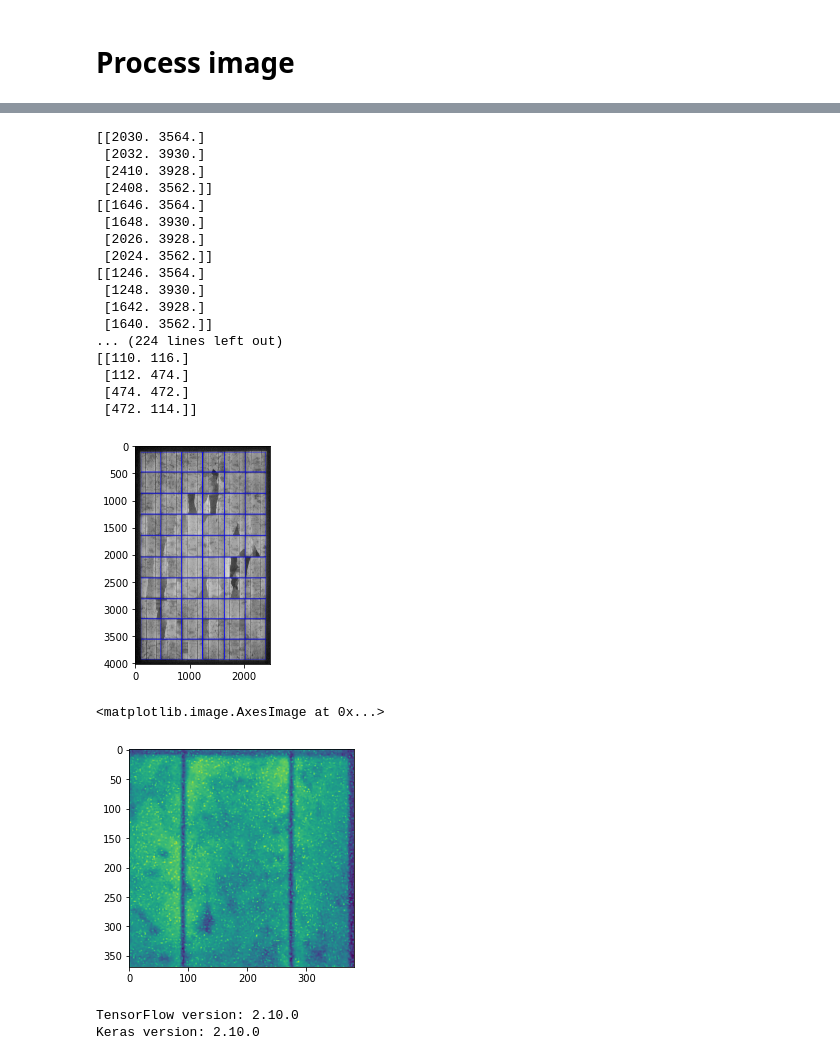
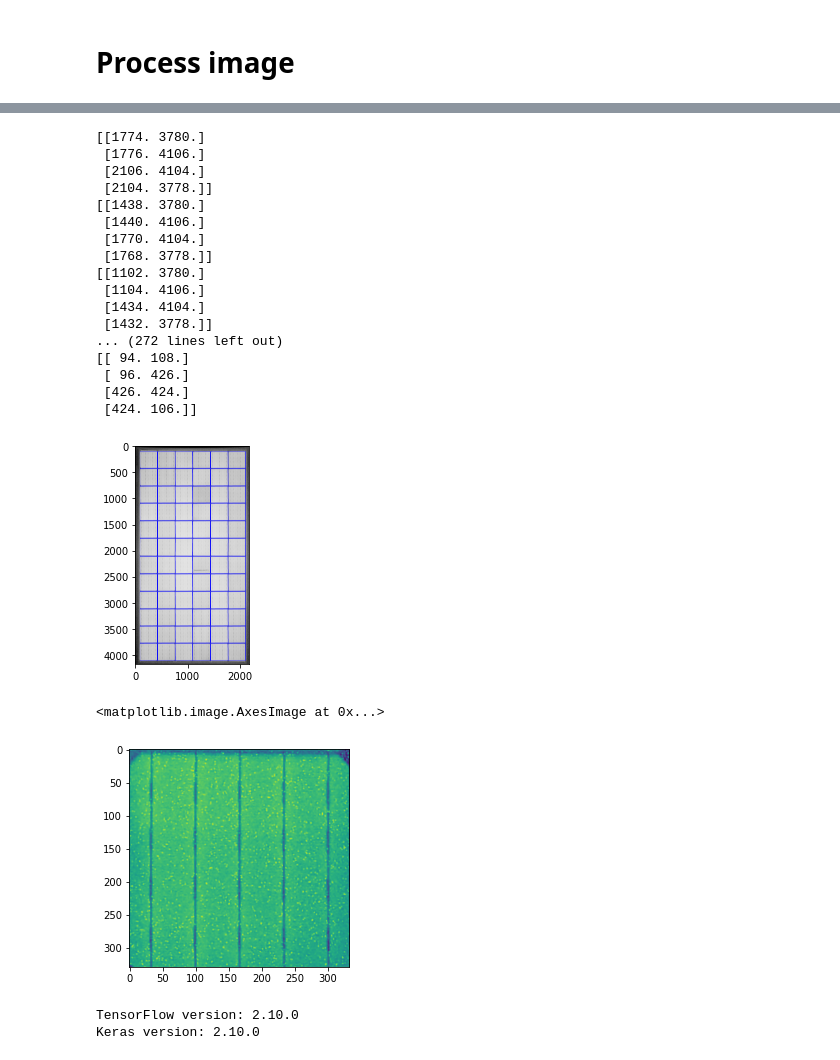
Before and after one commit to charlieHowcroft/PV-EL-image, a Jupyter notebook: solarel/Report_maker/report_maker.ipynb, the cells around one changed output, grey strips where cells are left out. Cells and saved outputs as stored; diff of their text form; code cells hidden in the pictures.

```diff
--- a/solarel/Report_maker/report_maker.ipynb
+++ b/solarel/Report_maker/report_maker.ipynb
@@ -15,8 +15,9 @@ import time
 # %%
 import os, random
 image_dir = random.choice(os.listdir("module_images"))
-img = cv2.imread(f"module_images/{image_dir}")
-img = cv2.imread('module_images/160101038551_IMG_8985.JPG')
+img = cv2.imread("C:/Users/chuck/OneDrive/Desktop/IV_curve_prediction/Images/M0060/LRP504033180800402204_IMG_8693.JPG")
+# img = cv2.imread('module_images/160101038551_IMG_8985.JPG')
+cv2.imwrite("report_images/module_image.png", img)
 plt.imshow(img)
 # %% [output]
 <matplotlib.image.AxesImage at 0x...>
@@ -75,31 +76,32 @@ for square in coords:
     # Draw the polygon on the image
     cv2.polylines(image_cp_with_lines, [polygon], isClosed=True, color=(0, 0, 255), thickness=5)
 # %% [output]
-[[2030. 3564.]
- [2032. 3930.]
- [2410. 3928.]
- [2408. 3562.]]
-[[1646. 3564.]
- [1648. 3930.]
- [2026. 3928.]
- [2024. 3562.]]
-[[1246. 3564.]
- [1248. 3930.]
- [1642. 3928.]
- [1640. 3562.]]
-... (224 lines left out)
-[[110. 116.]
- [112. 474.]
- [474. 472.]
- [472. 114.]]
+[[1774. 3780.]
+ [1776. 4106.]
+ [2106. 4104.]
+ [2104. 3778.]]
+[[1438. 3780.]
+ [1440. 4106.]
+ [1770. 4104.]
+ [1768. 3778.]]
+[[1102. 3780.]
+ [1104. 4106.]
+ [1434. 4104.]
+ [1432. 3778.]]
+... (272 lines left out)
+[[ 94. 108.]
+ [ 96. 426.]
+ [426. 424.]
+ [424. 106.]]
 # %%
 plt.imshow(image_cp_with_lines)
+cv2.imwrite('report_images/cell_segmentation.png', image_cp_with_lines)
 plt.show()
 plt.imshow(pannel_images[0])
 # %% [output]
-[figure, old version]
+[figure, new version]
 <matplotlib.image.AxesImage at 0x...>
-[figure, old version]
+[figure, new version]
 # %%
 import tensorflow as tf
 import keras
```
Also changed, not shown: parts of 10 cells of this notebook, 16 other files.
